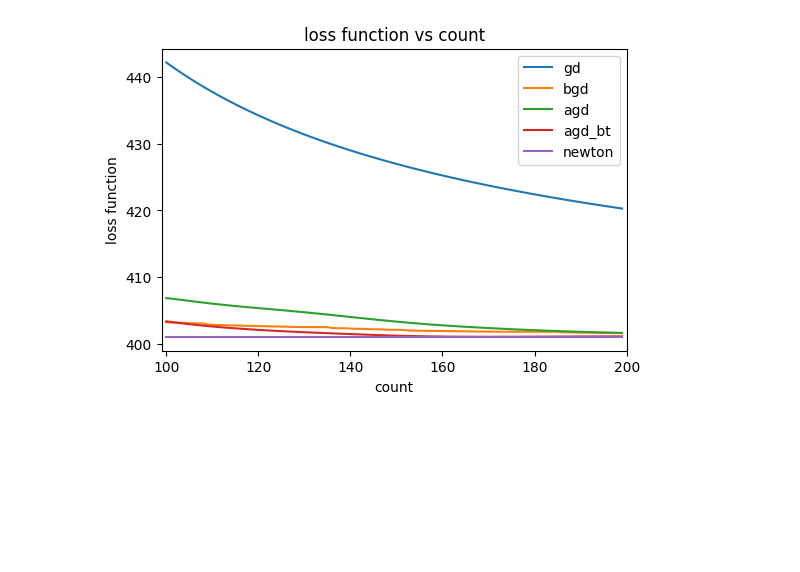
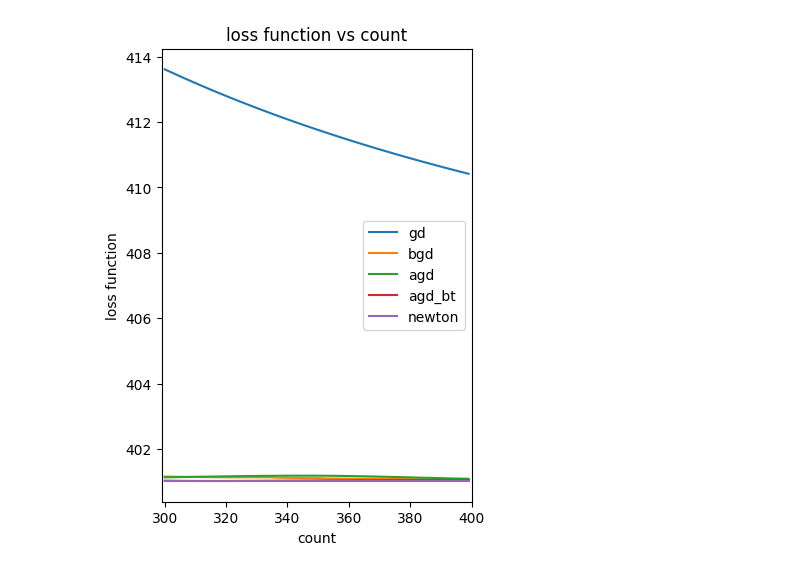
Before and after one commit to batman0911/regression_algorithm, a Jupyter notebook: kc_house/visual.ipynb, the cells around one changed output. Drawn from its saved outputs; the diff is of its cells as text; code cells hidden in the pictures; blank space fills up the shorter version.

```diff
--- a/kc_house/visual.ipynb
+++ b/kc_house/visual.ipynb
@@ -9,7 +9,7 @@ import matplotlib.pyplot as plt
 # plt.figure(figsize=(30, 6), dpi=100)
 
 def plot_multiple(col, x_label, y_label, title, name, min, max):
-    plt.figure(figsize=(6, 4), dpi=100)
+    plt.figure(figsize=(4, 6), dpi=100)
     gd = pd.read_csv('../data/output/lf_n_grn_gd_1.csv')
     bgd = pd.read_csv('../data/output/lf_n_grn_bgd_128.csv')
     agd = pd.read_csv('../data/output/lf_n_grn_agd_0.5.csv')
@@ -28,6 +28,8 @@ def plot_multiple(col, x_label, y_label, title, name, min, max):
     # plt.show()
     plt.savefig(name, dpi=800)
 # %%
-plot_multiple('loss_func_list', 'count', 'loss function', 'loss function vs count', '../data/output/b1.png', 100, 200)
+min = 300
+max = 400
+plot_multiple('loss_func_list', 'count', 'loss function', 'loss function vs count', '../data/output/b_' + str(min) + '_' + str(max), min, max)
 # %% [output]
-[figure, old version]
+[figure, new version]
```
Also changed, not shown: parts of 1 cell of this notebook, 11 other files.
